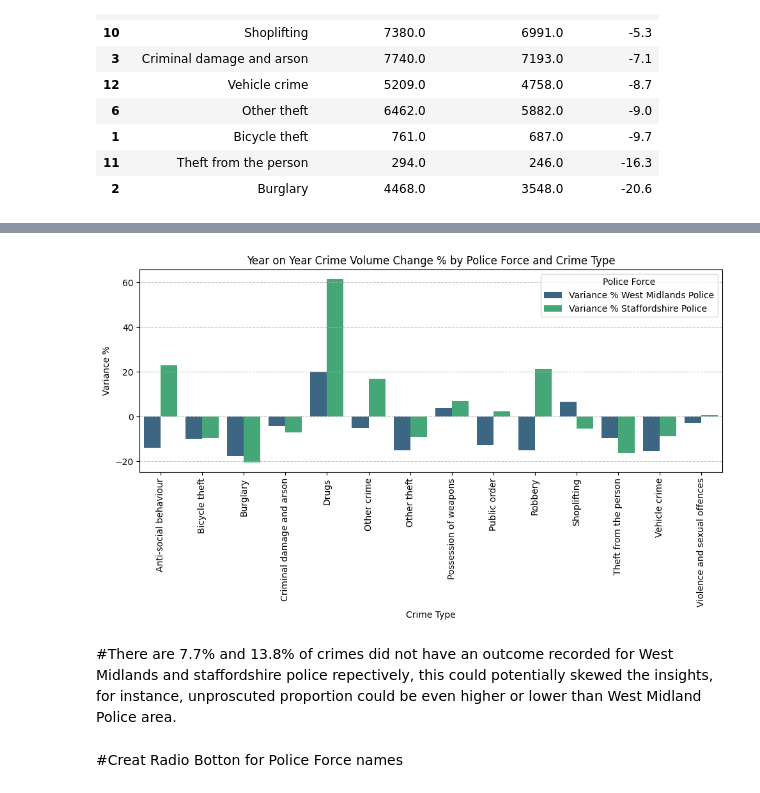
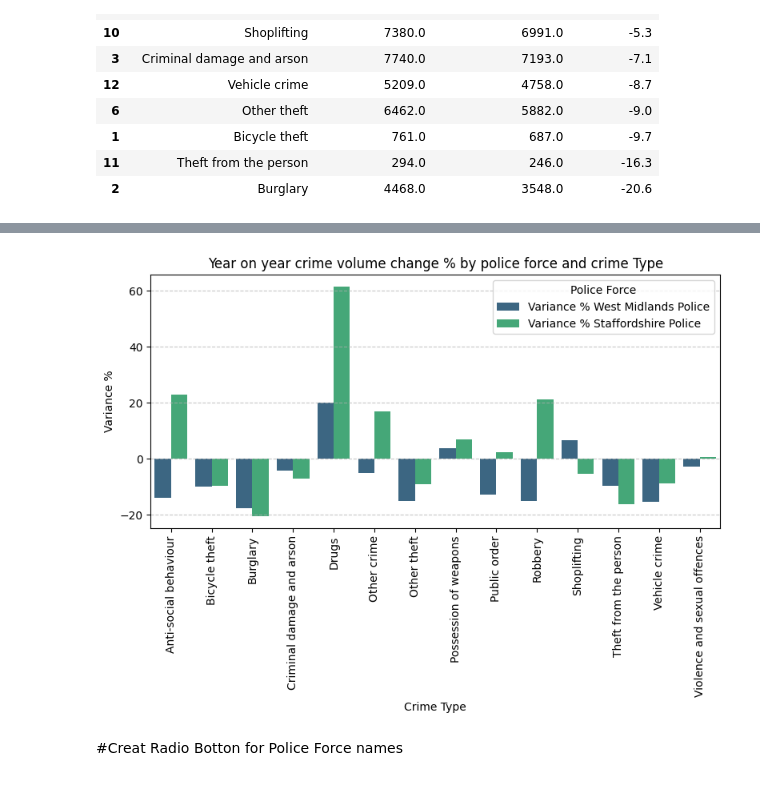
Before and after one commit to zhangwiki86-soton/L7---Data-Analysis-and-Visualisation, a Jupyter notebook: main_analysis.ipynb, the cells around one changed output, grey strips where cells are left out. Drawn from its saved outputs; the diff is of its cells as text; code cells hidden in the pictures.

```diff
--- a/main_analysis.ipynb
+++ b/main_analysis.ipynb
@@ -757,20 +848,18 @@ MergeCompare
 # %%
 #|Plot 5. Year on year change by crime type - both police forces
 
 MergeCompare_unpivoted = pd.melt(MergeCompare, id_vars=['Crime type'], value_vars=['Variance % West Midlands Police', 'Variance % Staffordshire Police'], var_name='Police Force', value_name='Variance %')
-plt.figure(figsize=(10, 6))
+plt.figure(figsize=(8, 6))
 sns.barplot(x='Crime type', y='Variance %', hue='Police Force', data=MergeCompare_unpivoted, palette='viridis')
-plt.title('Year on Year Crime Volume Change % by Police Force and Crime Type')
+plt.title('Year on year crime volume change % by police force and crime Type')
 plt.xlabel('Crime Type')
 plt.ylabel('Variance %')
 plt.xticks(rotation=90)
 plt.grid(axis='y', linestyle='--', alpha=0.7)
 plt.tight_layout()
 plt.show()
 # %% [output]
-[figure, old version]
+[figure, new version]
-# %% [markdown]
-#There are 7.7% and 13.8% of crimes did not have an outcome recorded for West Midlands and staffordshire police repectively, this could potentially skewed the insights, for instance, unproscuted proportion could be even higher or lower than West Midland Police area.
 # %% [markdown]
 #Creat Radio Botton for Police Force names
 # %%
```
Also changed, not shown: parts of 53 cells of this notebook.
